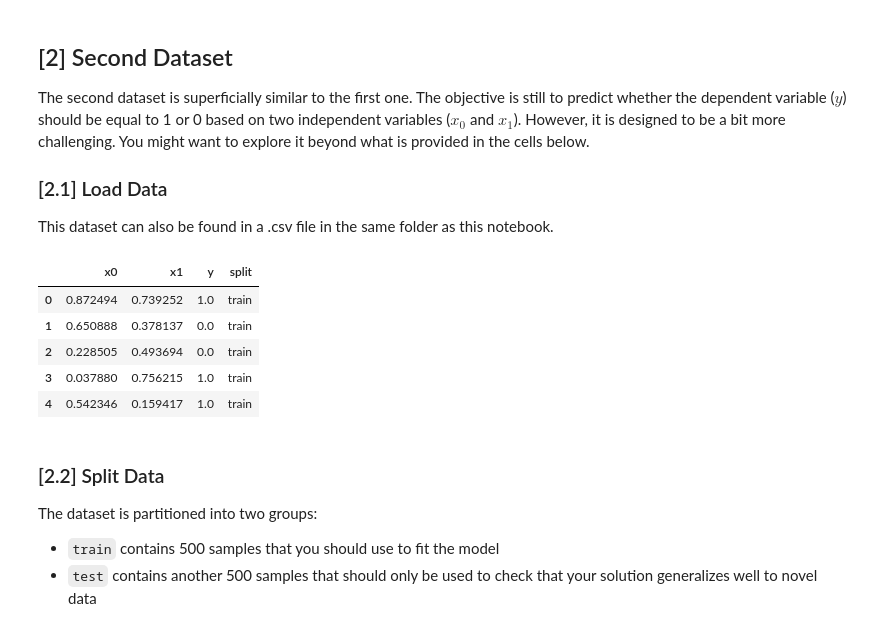
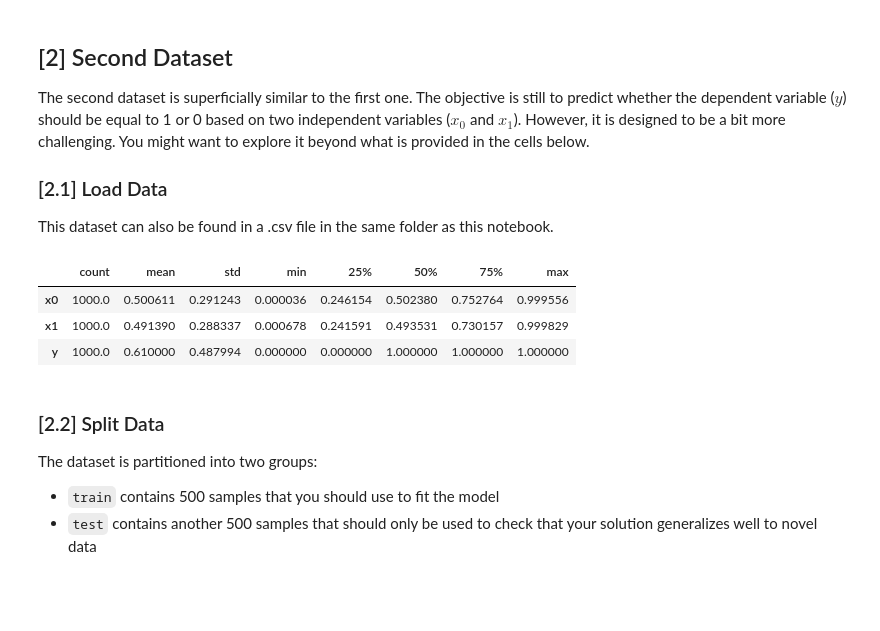
Before and after one commit to taheeraahmed/tdt4173, a Jupyter notebook: IA/logistic_regression/experiment.ipynb, the cells around one changed output. Cells and saved outputs as stored; diff of their text form; code cells hidden in the pictures; blank space fills up the shorter version.

```diff
--- a/IA/logistic_regression/experiment.ipynb
+++ b/IA/logistic_regression/experiment.ipynb
@@ -126,14 +124,12 @@ This dataset can also be found in a .csv file in the same folder as this noteboo
 # %%
 # Load second dataset and partition into train/test split
 data_2 = pd.read_csv('data_2.csv')
-data_2.head()
+data_2.describe().T
 # %% [output]
-|  | x0 | x1 | y | split |
-| 0 | 0.872494 | 0.739252 | 1.0 | train |
-| 1 | 0.650888 | 0.378137 | 0.0 | train |
-| 2 | 0.228505 | 0.493694 | 0.0 | train |
-| 3 | 0.037880 | 0.756215 | 1.0 | train |
-| 4 | 0.542346 | 0.159417 | 1.0 | train |
+|  | count | mean | std | min | 25% | 50% | 75% | max |
+| x0 | 1000.0 | 0.500611 | 0.291243 | 0.000036 | 0.246154 | 0.502380 | 0.752764 | 0.999556 |
+| x1 | 1000.0 | 0.491390 | 0.288337 | 0.000678 | 0.241591 | 0.493531 | 0.730157 | 0.999829 |
+| y | 1000.0 | 0.610000 | 0.487994 | 0.000000 | 0.000000 | 1.000000 | 1.000000 | 1.000000 |
 # %% [markdown]
 ### [2.2] Split Data
 
```
Also changed, not shown: parts of 4 cells of this notebook, 1 other file.
